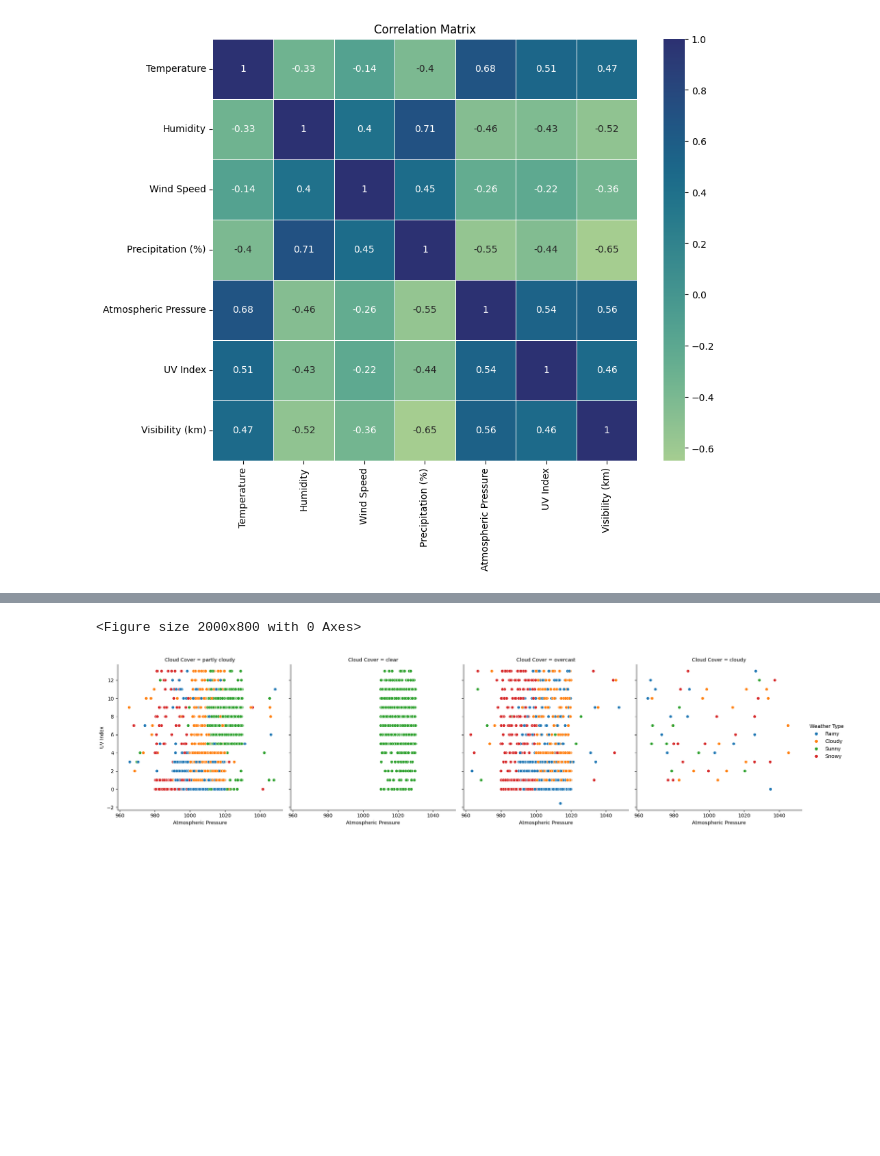
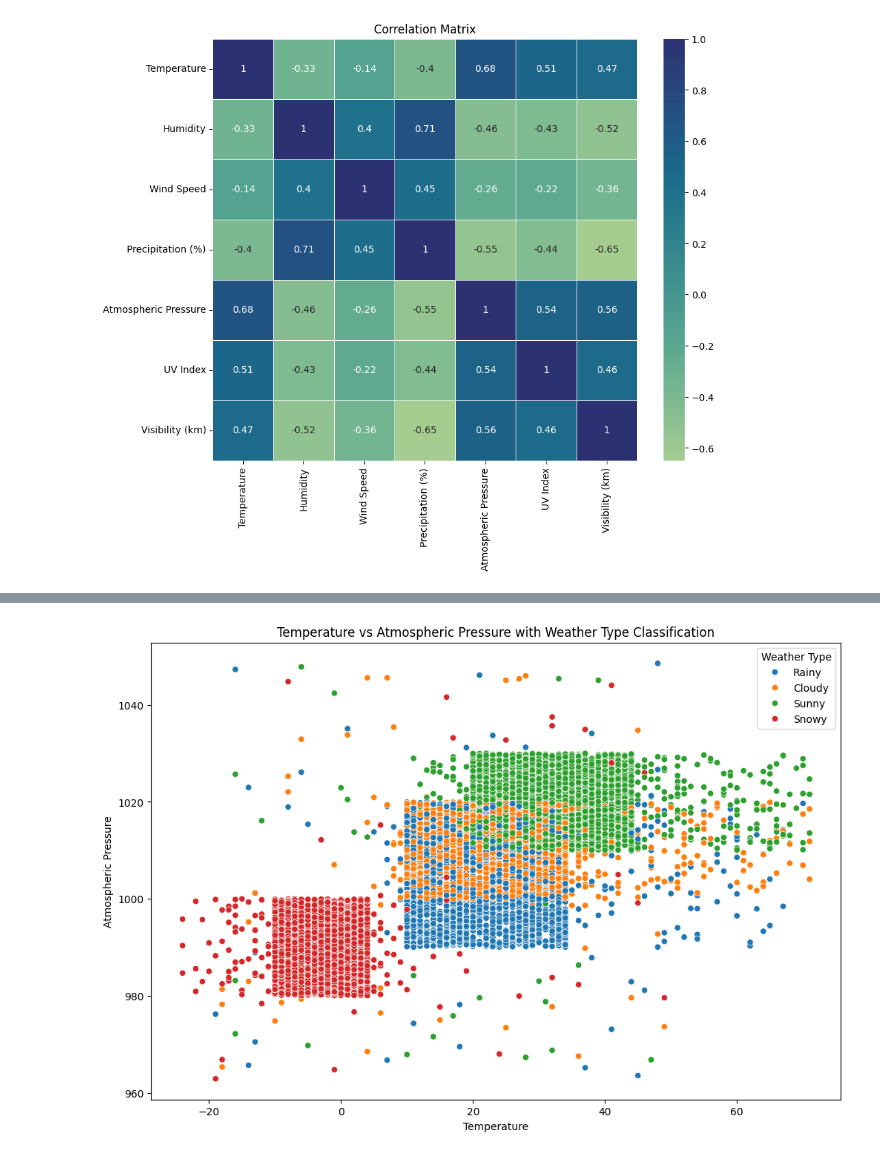
Before and after one commit to OndrejKocak/suns, a Jupyter notebook: zadanie1/zadanie.ipynb, the cells around one changed output, grey strips where cells are left out. Saved outputs shown, nothing was run; the diff lists cells and outputs as text; code cells hidden in the pictures; blank space fills up the shorter version.

```diff
--- a/zadanie1/zadanie.ipynb
+++ b/zadanie1/zadanie.ipynb
@@ -216,8 +285,7 @@ plt.show()
 # %%
-plt.figure(figsize=(20, 8))
-sns.relplot(weather_df_cleaned, x='Atmospheric Pressure', y='UV Index', hue="Weather Type", col="Cloud Cover")
+plt.figure(figsize=(12, 8))
+sns.scatterplot(weather_df_cleaned, x='Temperature', y='Atmospheric Pressure', hue="Weather Type").set(title="Temperature vs Atmospheric Pressure with Weather Type Classification")
 plt.show()
 # %% [output]
-<Figure size 2000x800 with 0 Axes>
-[figure, old version]
+[figure, new version]
 # %%
```
Also changed, not shown: parts of 18 cells of this notebook.
